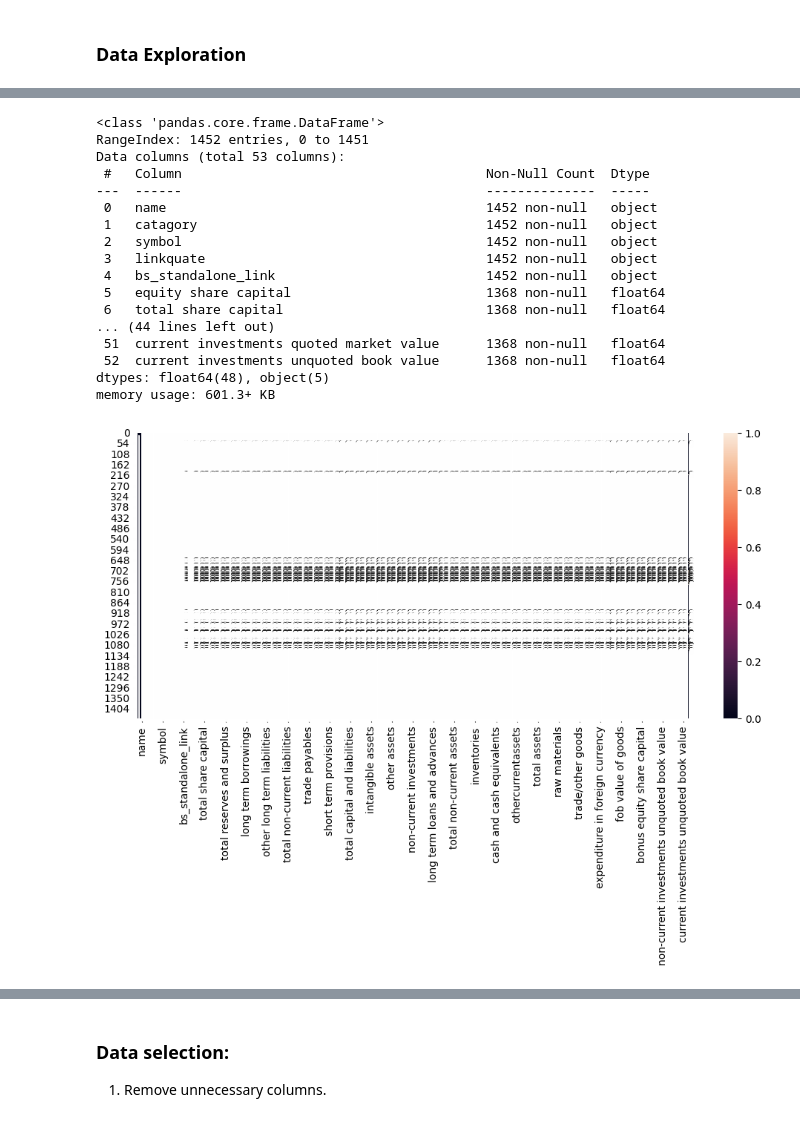
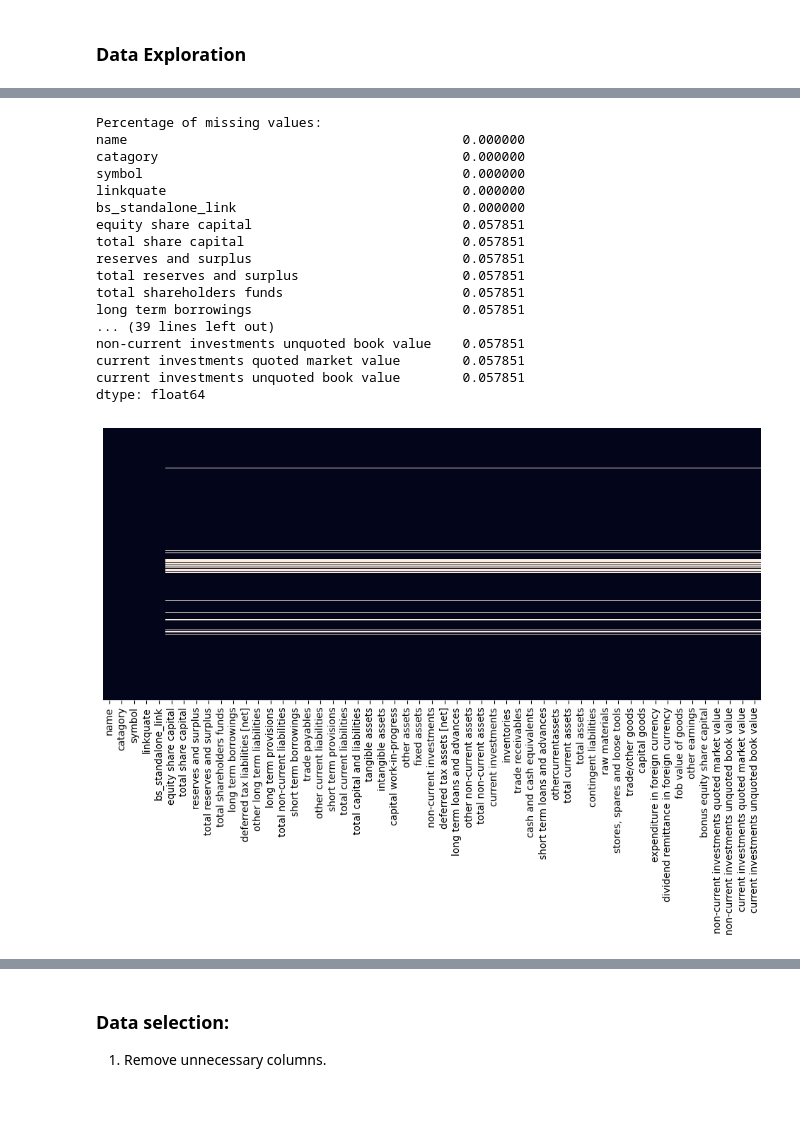
Before and after one commit to Diljitsingh14/NSE-BalanceSheet-Analysis-Clustering, a Jupyter notebook: Non-banking balance sheet analyse.ipynb, the cells around one changed output, grey strips where cells are left out. Cells and saved outputs as stored; diff of their text form; code cells hidden in the pictures.

```diff
--- a/Non-banking balance sheet analyse.ipynb
+++ b/Non-banking balance sheet analyse.ipynb
@@ -54,27 +106,26 @@ data.describe()
-# %%
-data.info()
-# %% [output]
-<class 'pandas.core.frame.DataFrame'>
-RangeIndex: 1452 entries, 0 to 1451
-Data columns (total 53 columns):
- #   Column                                       Non-Null Count  Dtype
----  ------                                       --------------  -----
- 0   name                                         1452 non-null   object
- 1   catagory                                     1452 non-null   object
- 2   symbol                                       1452 non-null   object
- 3   linkquate                                    1452 non-null   object
- 4   bs_standalone_link                           1452 non-null   object
- 5   equity share capital                         1368 non-null   float64
- 6   total share capital                          1368 non-null   float64
-... (44 lines left out)
- 51  current investments quoted market value      1368 non-null   float64
- 52  current investments unquoted book value      1368 non-null   float64
-dtypes: float64(48), object(5)
-memory usage: 601.3+ KB
 # %%
 ## Check null values
+data.isnull().mean()*100
 plt.figure(figsize=(12,5))
-sb.heatmap(data.isnull(),annot=True,fmt=".2f")
+print(f"Percentage of missing values:\n{data.isnull().mean()}")
+sb.heatmap(data.isnull(),fmt=".2f",yticklabels=False,cbar=False)
 plt.show()
 # %% [output]
+Percentage of missing values:
+name                                           0.000000
+catagory                                       0.000000
+symbol                                         0.000000
+linkquate                                      0.000000
+bs_standalone_link                             0.000000
+equity share capital                           0.057851
+total share capital                            0.057851
+reserves and surplus                           0.057851
+total reserves and surplus                     0.057851
+total shareholders funds                       0.057851
+long term borrowings                           0.057851
+... (39 lines left out)
+non-current investments unquoted book value    0.057851
+current investments quoted market value        0.057851
+current investments unquoted book value        0.057851
+dtype: float64
-[figure, old version]
+[figure, new version]
```
Also changed, not shown: parts of 43 cells of this notebook.
